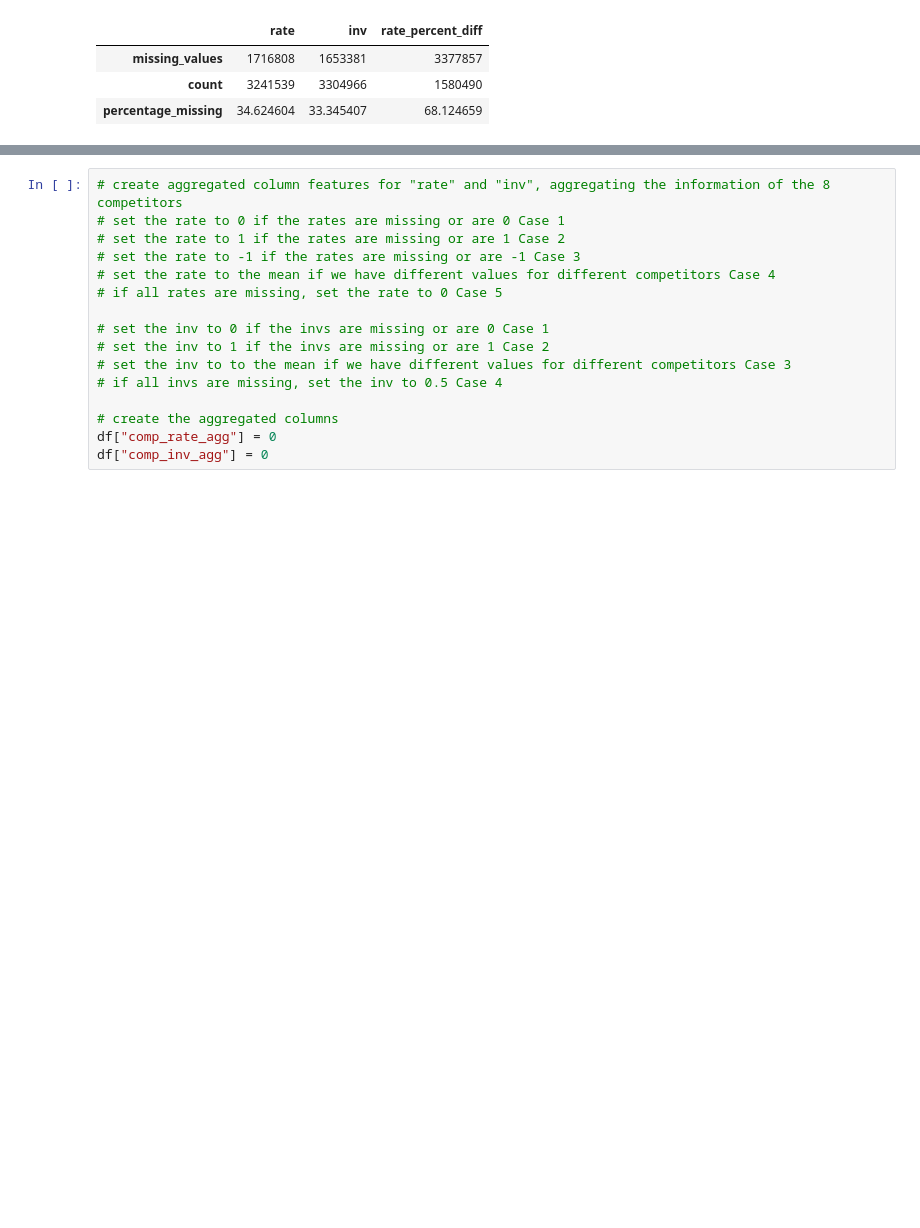
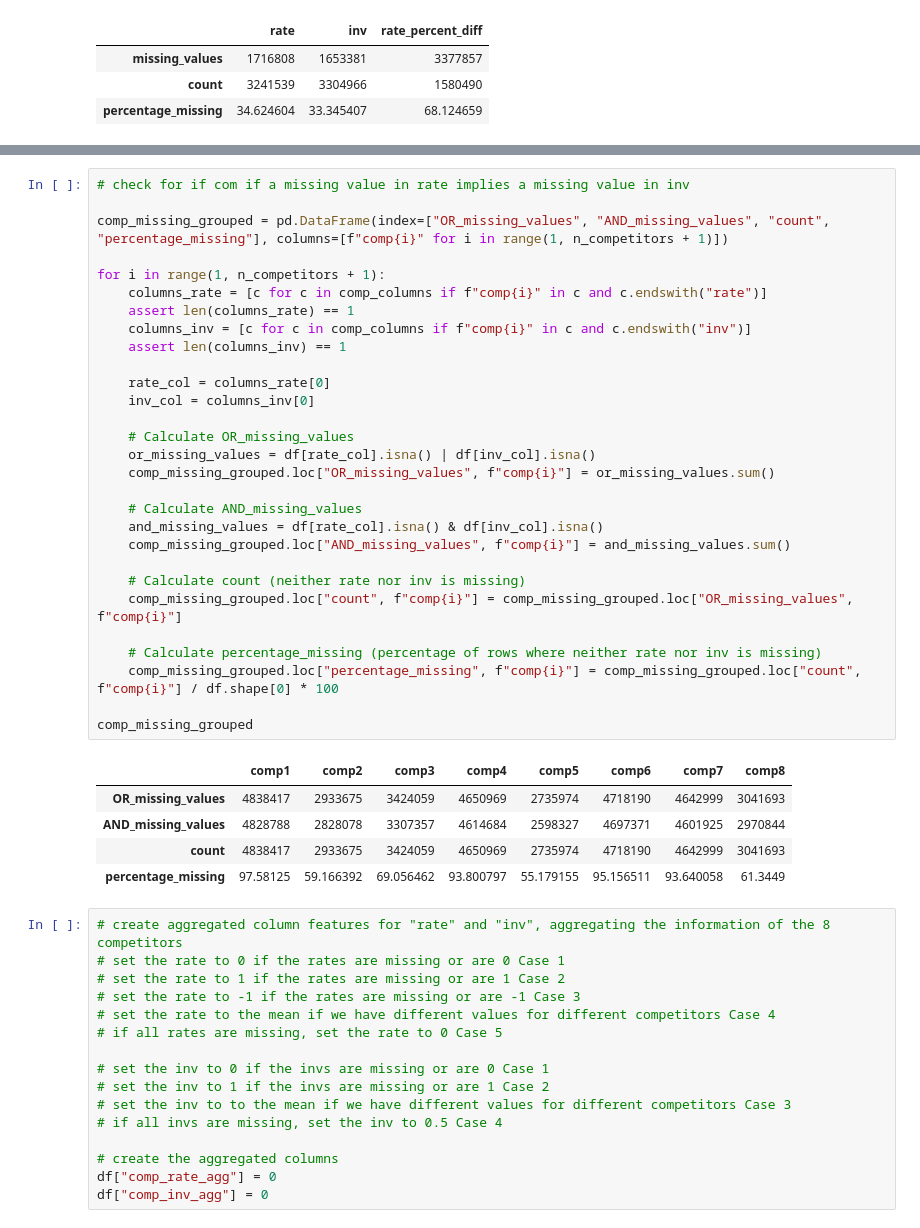
Before and after one commit to michelexyz/DMT-assignment-2, a Jupyter notebook: filling_values.ipynb, the cells around one changed output, grey strips where cells are left out. Cells and saved outputs as stored; diff of their text form; blank space fills up the shorter version.

```diff
--- a/filling_values.ipynb
+++ b/filling_values.ipynb
@@ -162,3 +165,38 @@ comp_missing_grouped
+# %%
+# check for if com if a missing value in rate implies a missing value in inv
+
+comp_missing_grouped = pd.DataFrame(index=["OR_missing_values", "AND_missing_values", "count", "percentage_missing"], columns=[f"comp{i}" for i in range(1, n_competitors + 1)])
+
+for i in range(1, n_competitors + 1):
+    columns_rate = [c for c in comp_columns if f"comp{i}" in c and c.endswith("rate")]
+    assert len(columns_rate) == 1
+    columns_inv = [c for c in comp_columns if f"comp{i}" in c and c.endswith("inv")]
+    assert len(columns_inv) == 1
+
+    rate_col = columns_rate[0]
+    inv_col = columns_inv[0]
+
+    # Calculate OR_missing_values
+    or_missing_values = df[rate_col].isna() | df[inv_col].isna()
+    comp_missing_grouped.loc["OR_missing_values", f"comp{i}"] = or_missing_values.sum()
+
+    # Calculate AND_missing_values
+    and_missing_values = df[rate_col].isna() & df[inv_col].isna()
+    comp_missing_grouped.loc["AND_missing_values", f"comp{i}"] = and_missing_values.sum()
+
+    # Calculate count (neither rate nor inv is missing)
+    comp_missing_grouped.loc["count", f"comp{i}"] = comp_missing_grouped.loc["OR_missing_values", f"comp{i}"]
+
+    # Calculate percentage_missing (percentage of rows where neither rate nor inv is missing)
+    comp_missing_grouped.loc["percentage_missing", f"comp{i}"] = comp_missing_grouped.loc["count", f"comp{i}"] / df.shape[0] * 100
+
+comp_missing_grouped
+# %% [output]
+|  | comp1 | comp2 | comp3 | comp4 | comp5 | comp6 | comp7 | comp8 |
+| OR_missing_values | 4838417 | 2933675 | 3424059 | 4650969 | 2735974 | 4718190 | 4642999 | 3041693 |
+| AND_missing_values | 4828788 | 2828078 | 3307357 | 4614684 | 2598327 | 4697371 | 4601925 | 2970844 |
+| count | 4838417 | 2933675 | 3424059 | 4650969 | 2735974 | 4718190 | 4642999 | 3041693 |
+| percentage_missing | 97.58125 | 59.166392 | 69.056462 | 93.800797 | 55.179155 | 95.156511 | 93.640058 | 61.3449 |
 # %%
 # create aggregated column features for "rate" and "inv", aggregating the information of the 8 competitors
 # set the rate to 0 if the rates are missing or are 0 Case 1
```
Also changed, not shown: parts of 4 cells of this notebook, 4 other files.
